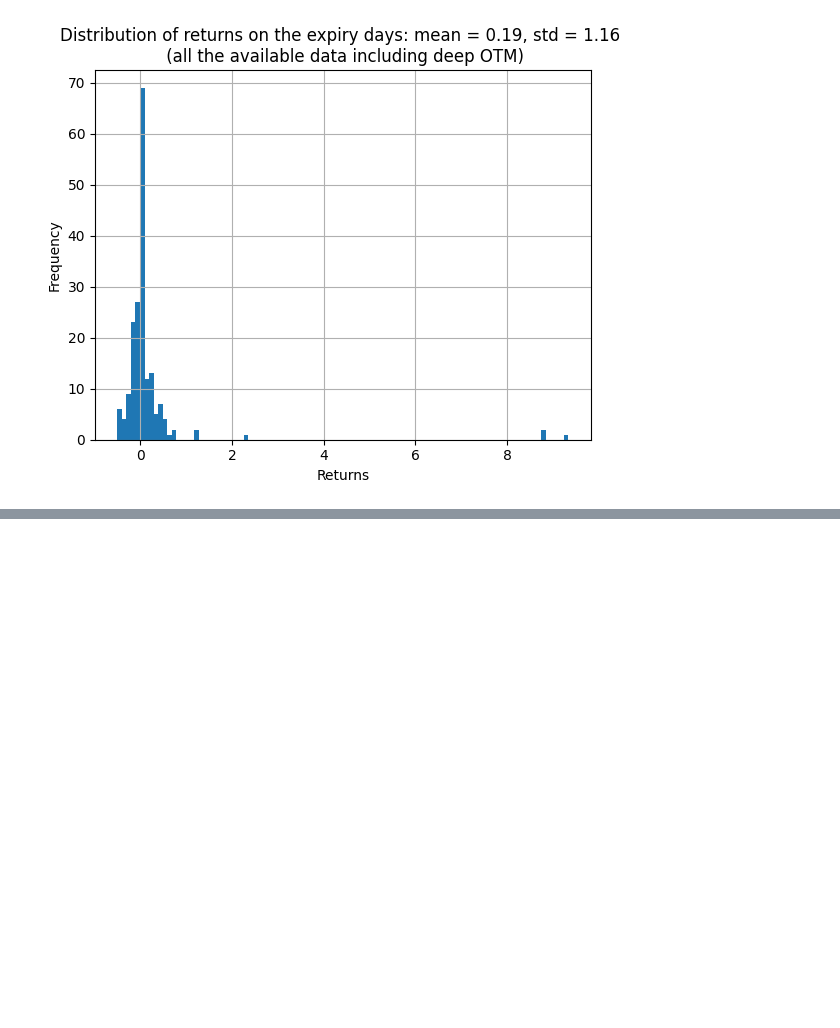
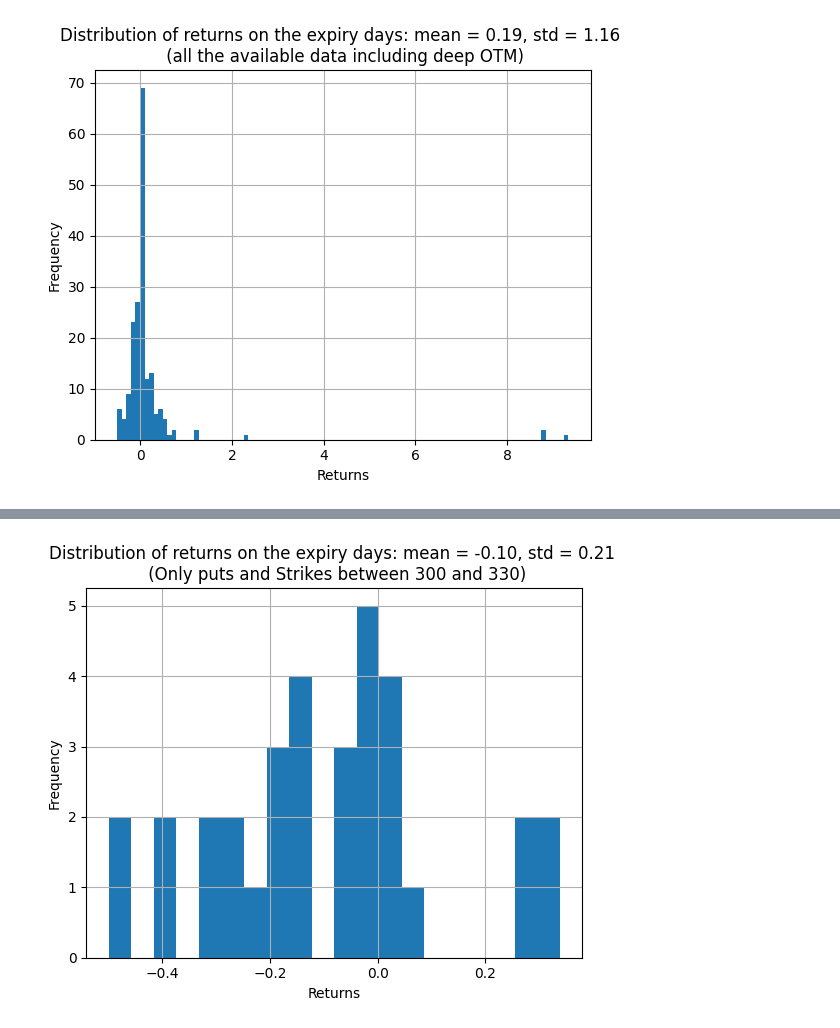
Before and after one commit to SigmaFlowX/Moex-Options-, a Jupyter notebook: notebooks/exipy_date_perf.ipynb, the cells around one changed output, grey strips where cells are left out. Saved outputs shown, nothing was run; the diff lists cells and outputs as text; code cells hidden in the pictures; blank space fills up the shorter version.

```diff
--- a/notebooks/exipy_date_perf.ipynb
+++ b/notebooks/exipy_date_perf.ipynb
@@ -164,0 +176,12 @@ plt.show()
+# %%
+filtered_puts_df = puts_df[puts_df['strike'].between(300, 330)] #only ATM/ slightly OTM
+filtered_puts_returns = filtered_puts_df['mid_price_returns'].dropna()
+
+plt.hist(filtered_puts_returns, bins=20)
+plt.title(F"Distribution of returns on the expiry days: mean = {filtered_puts_returns.mean():.2F}, std = {filtered_puts_returns.std():.2F} \n (Only puts and Strikes between 300 and 330)")
+plt.xlabel("Returns")
+plt.ylabel("Frequency")
+plt.grid()
+plt.show()
+# %% [output]
+[figure, added]
```
Also changed, not shown: parts of 4 cells of this notebook.
